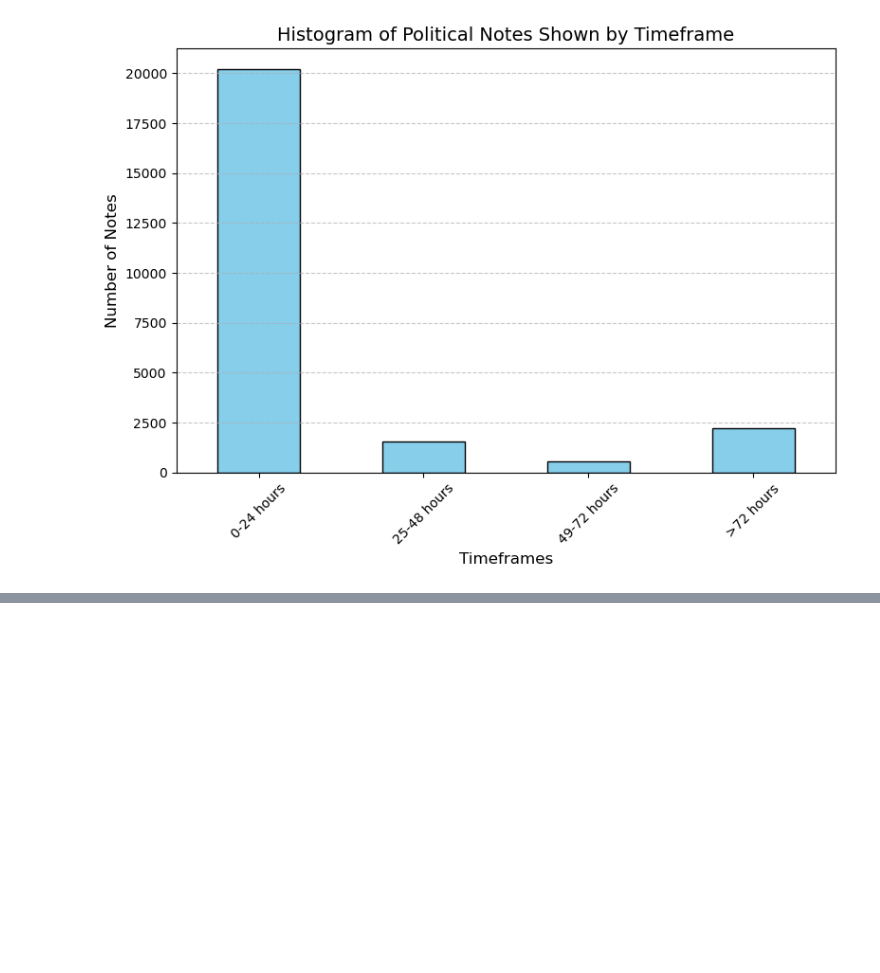
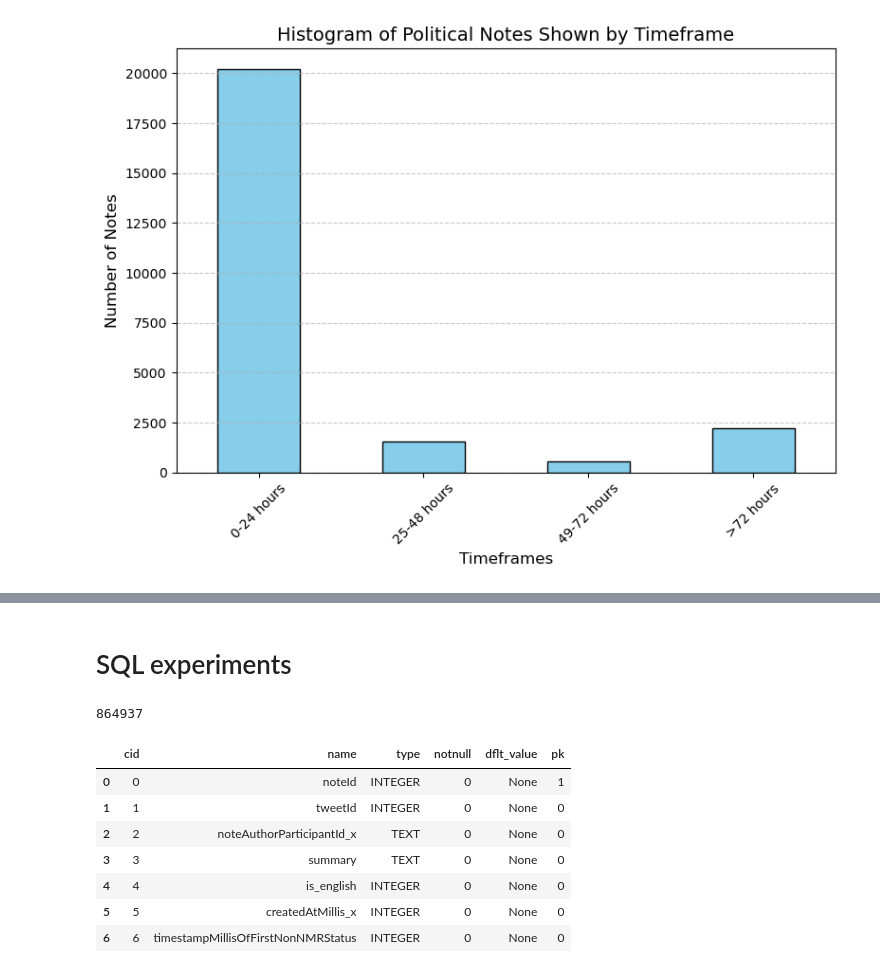
Before and after one commit to ryanmurt/community_notes, a Jupyter notebook: community_notes.ipynb, the cells around one changed output, grey strips where cells are left out. Saved outputs shown, nothing was run; the diff lists cells and outputs as text; code cells hidden in the pictures; blank space fills up the shorter version.

```diff
--- a/community_notes.ipynb
+++ b/community_notes.ipynb
@@ -307,0 +967,62 @@ tweets_rand.to_csv('tweets_rand.csv', index=False)
+# %% [markdown]
+# SQL experiments
+# %%
+import sqlite3
+conn = sqlite3.connect("community_notes.db")
+cursor = conn.cursor()
+
+cursor.execute("DROP TABLE IF EXISTS notes")
+cursor.execute("DROP TABLE IF EXISTS analysis")
+conn.commit()
+
+# create tables (notes and analysis)
+cursor.execute('''CREATE TABLE IF NOT EXISTS notes (
+noteId INTEGER PRIMARY KEY,
+tweetId INTEGER,
+noteAuthorParticipantId_x TEXT,
+summary TEXT,
+is_english INTEGER,
+createdAtMillis_x INTEGER,
+timestampMillisOfFirstNonNMRStatus INTEGER,
+FOREIGN KEY (tweetId) REFERENCES analysis(tweetId)
+)''')
+
+cursor.execute('''CREATE TABLE IF NOT EXISTS analysis (
+tweetId INTEGER PRIMARY KEY,
+is_english INTEGER,
+noteId INTEGER,
+isnot_political INTEGER,
+is_political INTEGER,
+got_shown INTEGER,
+hours_to_show DECIMAL,
+FOREIGN KEY (noteId) REFERENCES notes(noteId)
+)''')
+
+conn.commit()
+
+# load data from pandas df
+# Remove duplicates based on noteId before insertion
+df = df.drop_duplicates(subset=['noteId'])
+df = df.drop_duplicates(subset=['tweetId'])
+df["noteId"] = df["noteId"].fillna(-1).astype(int)
+df["tweetId"] = df["tweetId"].fillna(-1).astype(int)
+
+# Only insert specific columns into the database
+columns_to_use_notes = ['noteId', 'tweetId', 'noteAuthorParticipantId_x', 'summary',
+                  'is_english', 'createdAtMillis_x', 'timestampMillisOfFirstNonNMRStatus']
+columns_to_use_analysis = ['tweetId', 'is_english', 'noteId', 'isnot_political', 'is_political', 'got_shown', 'hours_to_show']
+df[columns_to_use_notes].to_sql("notes", conn, if_exists="append", index=False)
+df[columns_to_use_analysis].to_sql("analysis", conn, if_exists="append", index=False)
+# %% [output]
+864937
+# %%
+pd.read_sql("PRAGMA table_info(notes);", conn)
+# %% [output]
+|  | cid | name | type | notnull | dflt_value | pk |
+| 0 | 0 | noteId | INTEGER | 0 | None | 1 |
+| 1 | 1 | tweetId | INTEGER | 0 | None | 0 |
+| 2 | 2 | noteAuthorParticipantId_x | TEXT | 0 | None | 0 |
+| 3 | 3 | summary | TEXT | 0 | None | 0 |
+| 4 | 4 | is_english | INTEGER | 0 | None | 0 |
+| 5 | 5 | createdAtMillis_x | INTEGER | 0 | None | 0 |
+| 6 | 6 | timestampMillisOfFirstNonNMRStatus | INTEGER | 0 | None | 0 |
```
Also changed, not shown: parts of 47 cells of this notebook.
